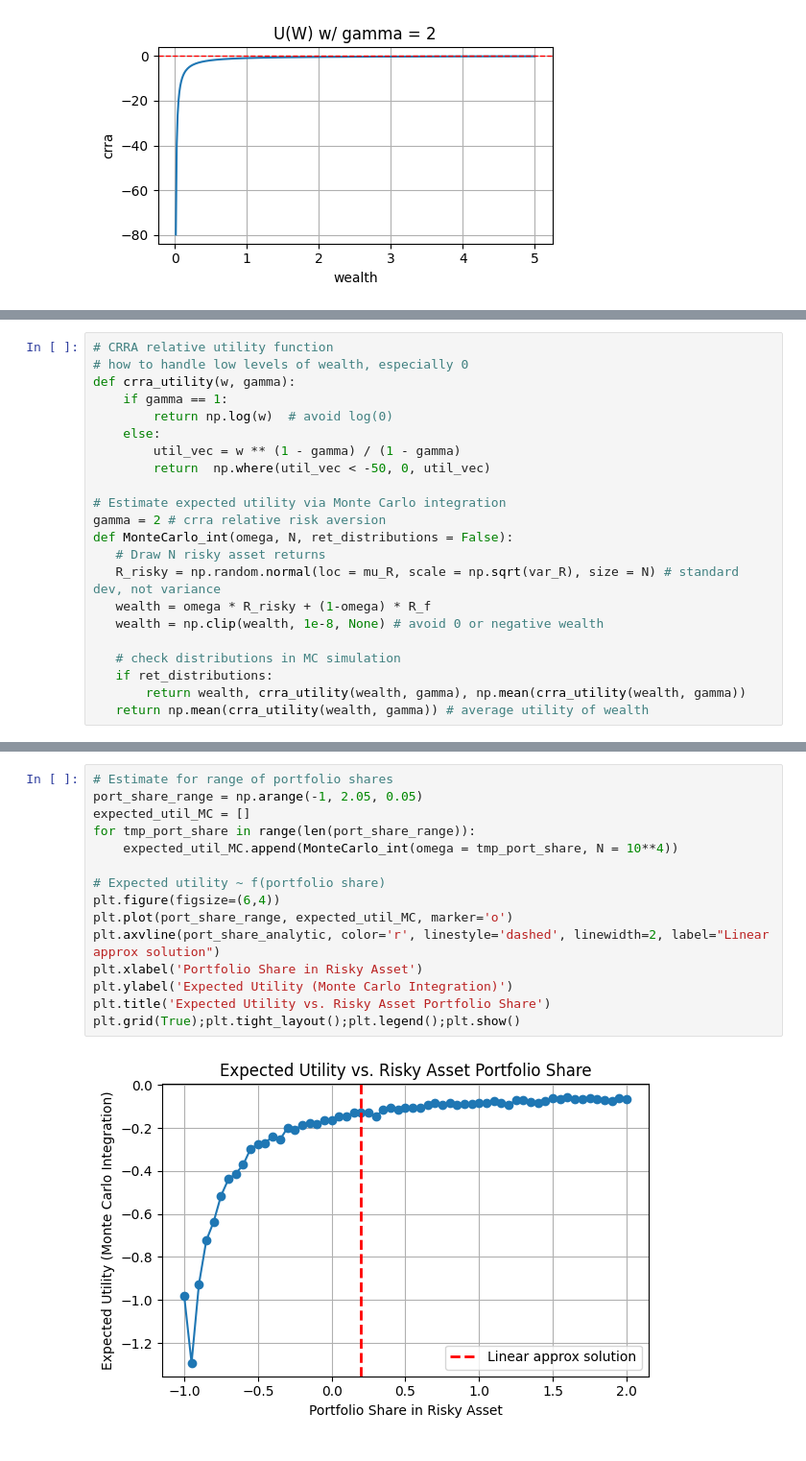
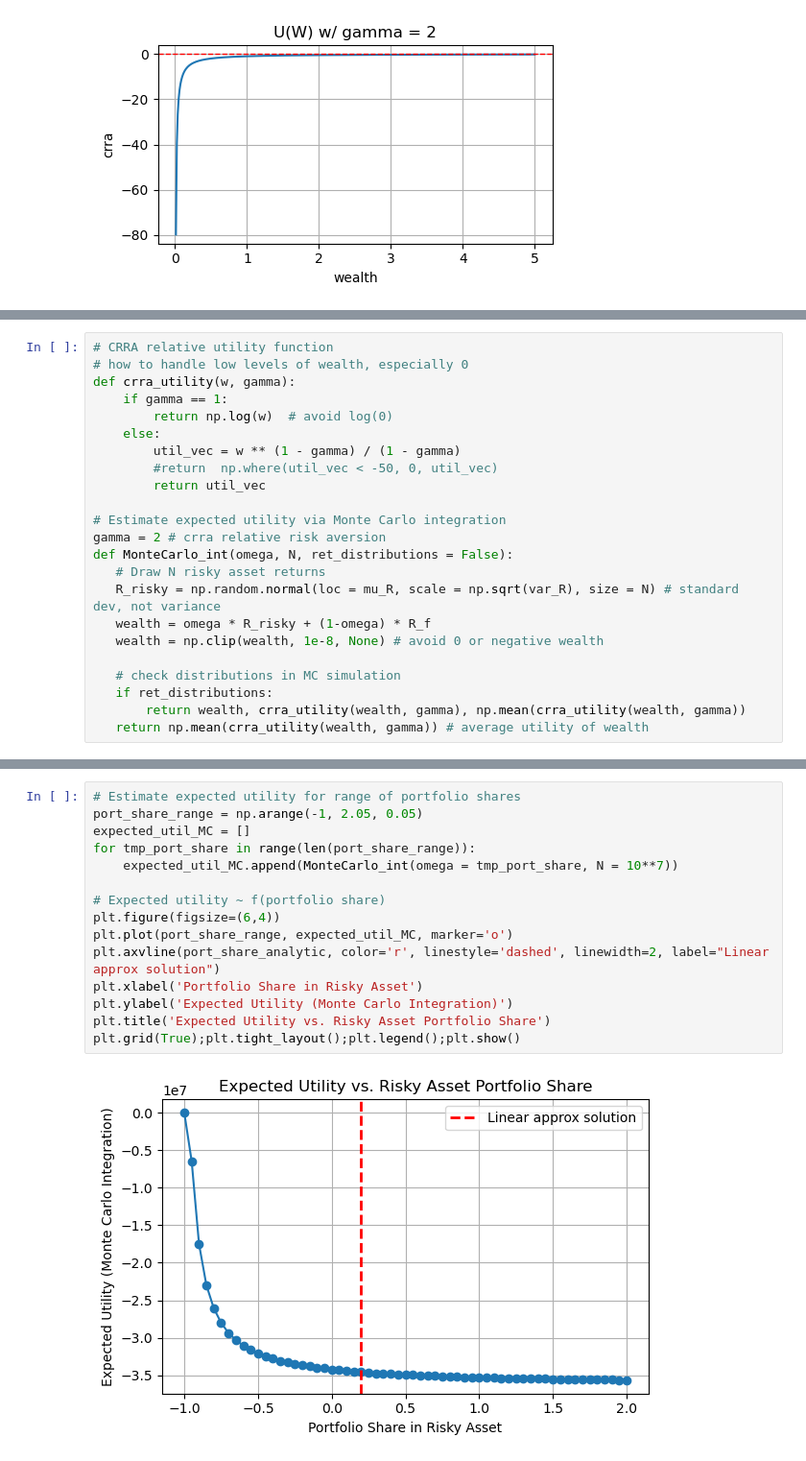
Before and after one commit to wickmanb22/ModernAppliedOptimization, a Jupyter notebook: asset_pricing_hw2.ipynb, the cells around one changed output, grey strips where cells are left out. Shown at 96% size. Saved outputs shown, nothing was run; the diff lists cells and outputs as text.

```diff
--- a/asset_pricing_hw2.ipynb
+++ b/asset_pricing_hw2.ipynb
@@ -101,7 +103,8 @@ def crra_utility(w, gamma):
         return np.log(w)  # avoid log(0)
     else:
         util_vec = w ** (1 - gamma) / (1 - gamma)
-        return  np.where(util_vec < -50, 0, util_vec)
+        #return  np.where(util_vec < -50, 0, util_vec)
+        return util_vec
 
 # Estimate expected utility via Monte Carlo integration
 gamma = 2 # crra relative risk aversion
@@ -144,18 +173,18 @@ plt.legend(); plt.show()
 # %%
-# Estimate for range of portfolio shares
+# Estimate expected utility for range of portfolio shares
 port_share_range = np.arange(-1, 2.05, 0.05)
 expected_util_MC = []
 for tmp_port_share in range(len(port_share_range)):
-    expected_util_MC.append(MonteCarlo_int(omega = tmp_port_share, N = 10**4))
+    expected_util_MC.append(MonteCarlo_int(omega = tmp_port_share, N = 10**7))
 
 # Expected utility ~ f(portfolio share)
 plt.figure(figsize=(6,4))
 plt.plot(port_share_range, expected_util_MC, marker='o')
 plt.axvline(port_share_analytic, color='r', linestyle='dashed', linewidth=2, label="Linear approx solution")
 plt.xlabel('Portfolio Share in Risky Asset')
 plt.ylabel('Expected Utility (Monte Carlo Integration)')
 plt.title('Expected Utility vs. Risky Asset Portfolio Share')
 plt.grid(True);plt.tight_layout();plt.legend();plt.show()
 # %% [output]
-[figure, old version]
+[figure, new version]
 # %% [markdown]
```
Also changed, not shown: parts of 15 cells of this notebook.
